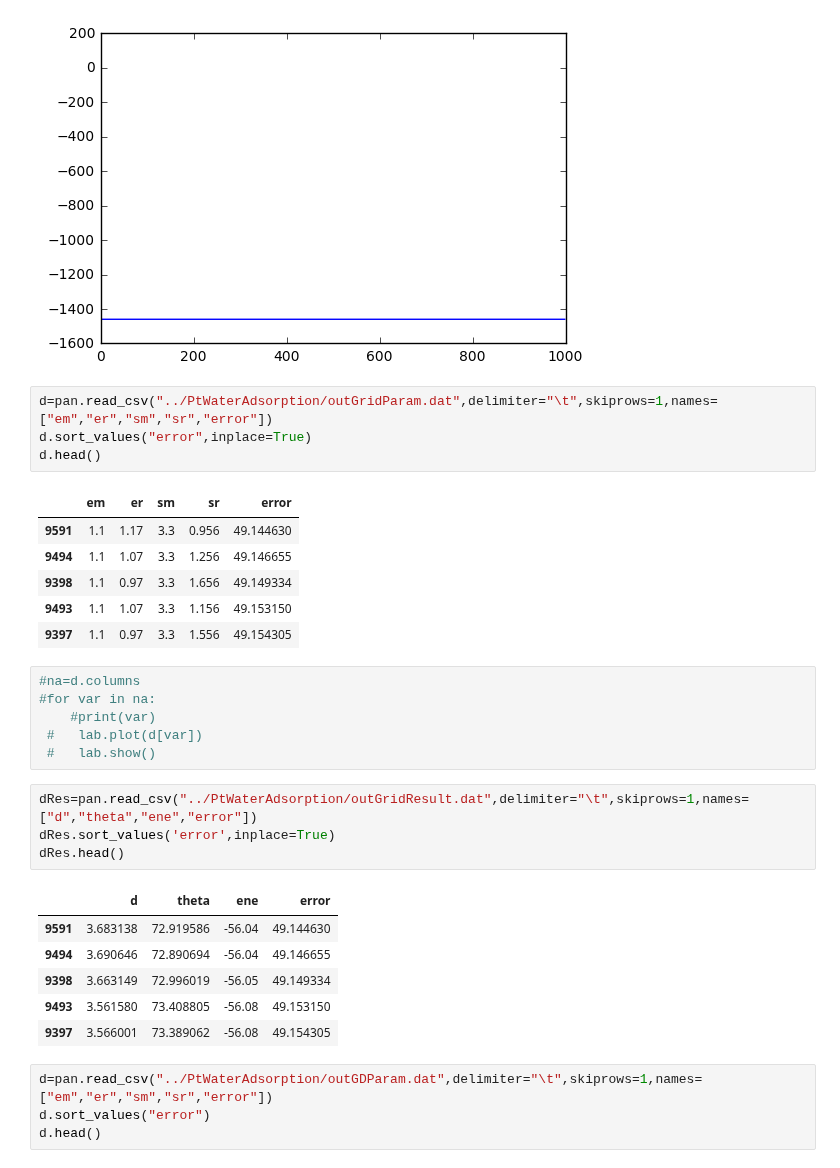
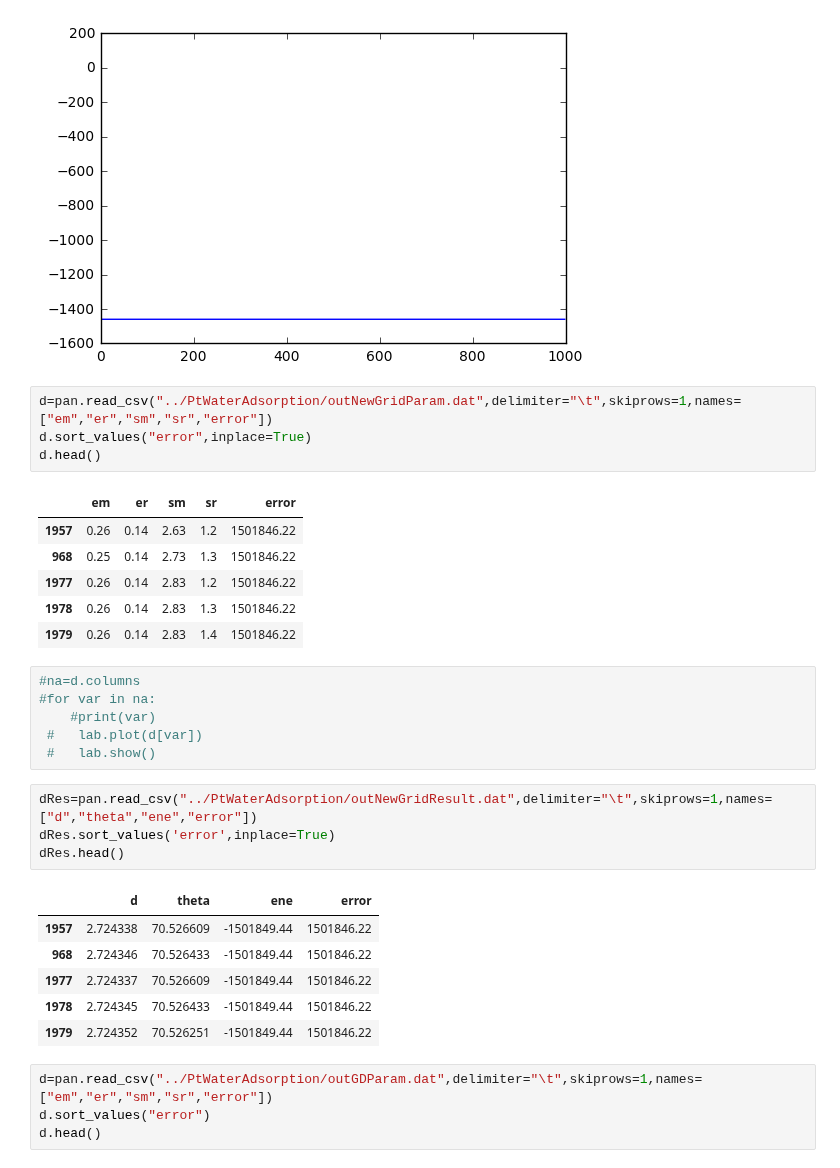
Before and after one commit to 123daimanu/DR_EAM, a Jupyter notebook: Image Charge Fit.ipynb, the cells around one changed output. Drawn from its saved outputs; the diff is of its cells as text.

```diff
--- a/Image Charge Fit.ipynb
+++ b/Image Charge Fit.ipynb
@@ -195,16 +204,16 @@ lab.plot(a)
 [<matplotlib.lines.Line2D at 0x...>]
 [figure]
 # %%
-d=pan.read_csv("../PtWaterAdsorption/outGridParam.dat",delimiter="\t",skiprows=1,names=["em","er","sm","sr","error"])
+d=pan.read_csv("../PtWaterAdsorption/outNewGridParam.dat",delimiter="\t",skiprows=1,names=["em","er","sm","sr","error"])
 d.sort_values("error",inplace=True)
 d.head()
 # %% [output]
 |  | em | er | sm | sr | error |
-| 9591 | 1.1 | 1.17 | 3.3 | 0.956 | 49.144630 |
-| 9494 | 1.1 | 1.07 | 3.3 | 1.256 | 49.146655 |
-| 9398 | 1.1 | 0.97 | 3.3 | 1.656 | 49.149334 |
-| 9493 | 1.1 | 1.07 | 3.3 | 1.156 | 49.153150 |
-| 9397 | 1.1 | 0.97 | 3.3 | 1.556 | 49.154305 |
+| 1957 | 0.26 | 0.14 | 2.63 | 1.2 | 1501846.22 |
+| 968 | 0.25 | 0.14 | 2.73 | 1.3 | 1501846.22 |
+| 1977 | 0.26 | 0.14 | 2.83 | 1.2 | 1501846.22 |
+| 1978 | 0.26 | 0.14 | 2.83 | 1.3 | 1501846.22 |
+| 1979 | 0.26 | 0.14 | 2.83 | 1.4 | 1501846.22 |
 # %%
 #na=d.columns
 #for var in na:
@@ -212,16 +221,16 @@ d.head()
  #   lab.plot(d[var])
  #   lab.show()
 # %%
-dRes=pan.read_csv("../PtWaterAdsorption/outGridResult.dat",delimiter="\t",skiprows=1,names=["d","theta","ene","error"])
+dRes=pan.read_csv("../PtWaterAdsorption/outNewGridResult.dat",delimiter="\t",skiprows=1,names=["d","theta","ene","error"])
 dRes.sort_values('error',inplace=True)
 dRes.head()
 # %% [output]
 |  | d | theta | ene | error |
-| 9591 | 3.683138 | 72.919586 | -56.04 | 49.144630 |
-| 9494 | 3.690646 | 72.890694 | -56.04 | 49.146655 |
-| 9398 | 3.663149 | 72.996019 | -56.05 | 49.149334 |
-| 9493 | 3.561580 | 73.408805 | -56.08 | 49.153150 |
-| 9397 | 3.566001 | 73.389062 | -56.08 | 49.154305 |
+| 1957 | 2.724338 | 70.526609 | -1501849.44 | 1501846.22 |
+| 968 | 2.724346 | 70.526433 | -1501849.44 | 1501846.22 |
+| 1977 | 2.724337 | 70.526609 | -1501849.44 | 1501846.22 |
+| 1978 | 2.724345 | 70.526433 | -1501849.44 | 1501846.22 |
+| 1979 | 2.724352 | 70.526251 | -1501849.44 | 1501846.22 |
 # %%
 d=pan.read_csv("../PtWaterAdsorption/outGDParam.dat",delimiter="\t",skiprows=1,names=["em","er","sm","sr","error"])
 d.sort_values("error")
```
Also changed, not shown: parts of 18 cells of this notebook, 15 other files.
